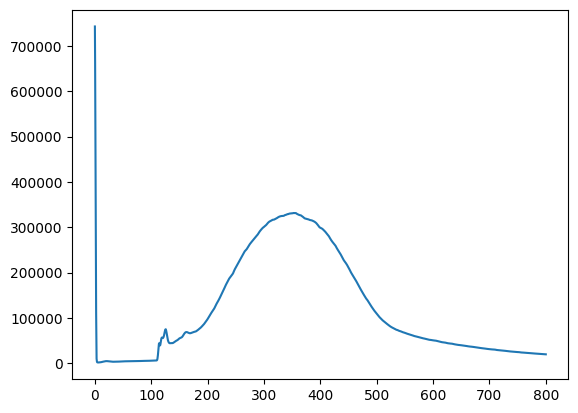
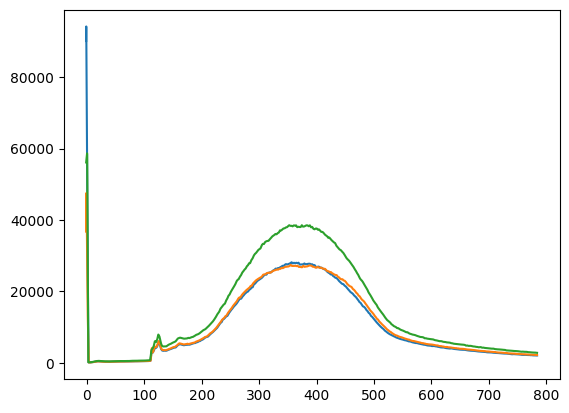
The notebook cell's code change between the first figure and the second:
--- before
+++ after
@@ -19,4 +19,4 @@
 print("average q head  :", data_ex.avqvals[:5])
 
-plt.plot(data.eloss,data.signals[:,[0]]) #interactive plot window to look at each analyser output 
+plt.plot(data.eloss,data.signals[:,[0,1,2]]) #interactive plot window to look at each analyser output 
 plt.show()

Commit: web ui